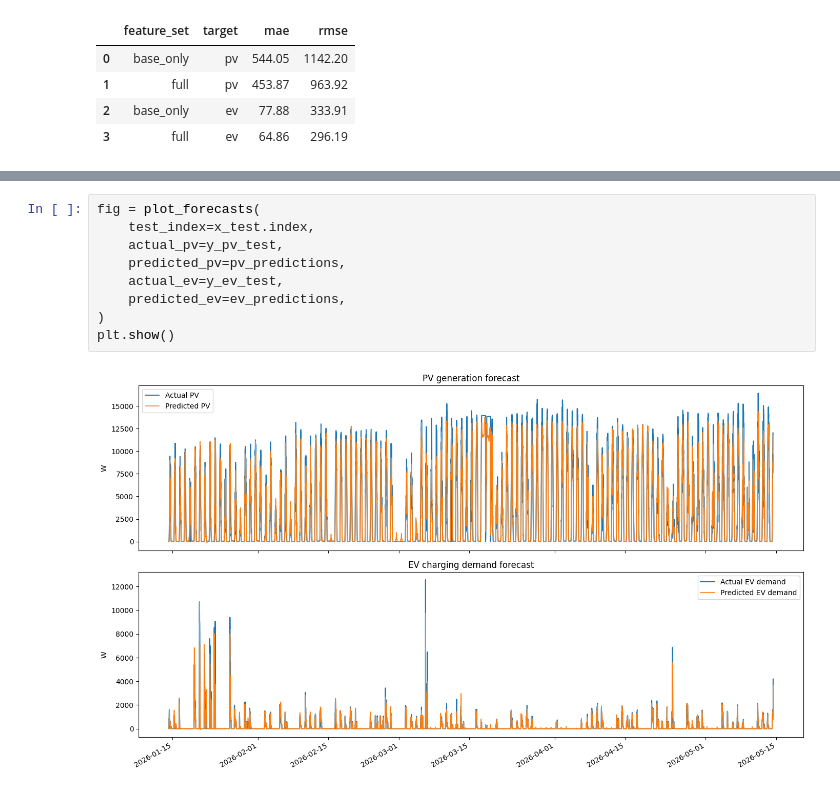
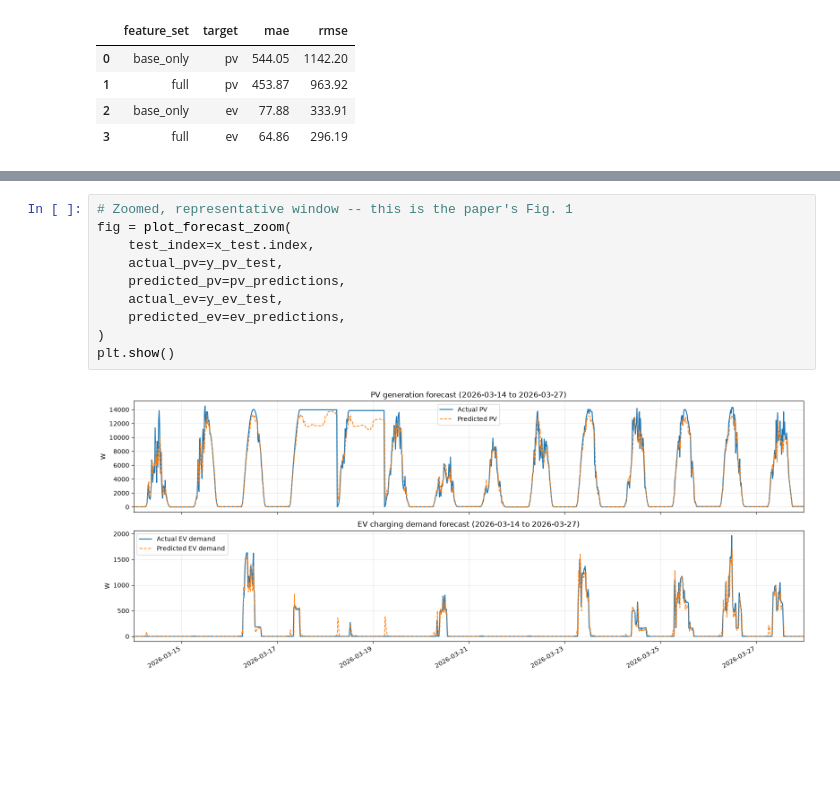
Before and after one commit to ertis-research/evloadshaping-nextgcom2026, a Jupyter notebook: notebooks/02_forecasting_and_baselines.ipynb, the cells around one changed output, grey strips where cells are left out. Drawn from its saved outputs; the diff is of its cells as text; blank space fills up the shorter version.

```diff
--- a/notebooks/02_forecasting_and_baselines.ipynb
+++ b/notebooks/02_forecasting_and_baselines.ipynb
@@ -123,11 +186,12 @@ plt.show()
 # %%
-fig = plot_forecasts(
+# Zoomed, representative window -- this is the paper's Fig. 1
+fig = plot_forecast_zoom(
     test_index=x_test.index,
     actual_pv=y_pv_test,
     predicted_pv=pv_predictions,
     actual_ev=y_ev_test,
     predicted_ev=ev_predictions,
 )
 plt.show()
 # %% [output]
-[figure, old version]
+[figure, new version]
```
Also changed, not shown: parts of 18 cells of this notebook, 2 other files.
